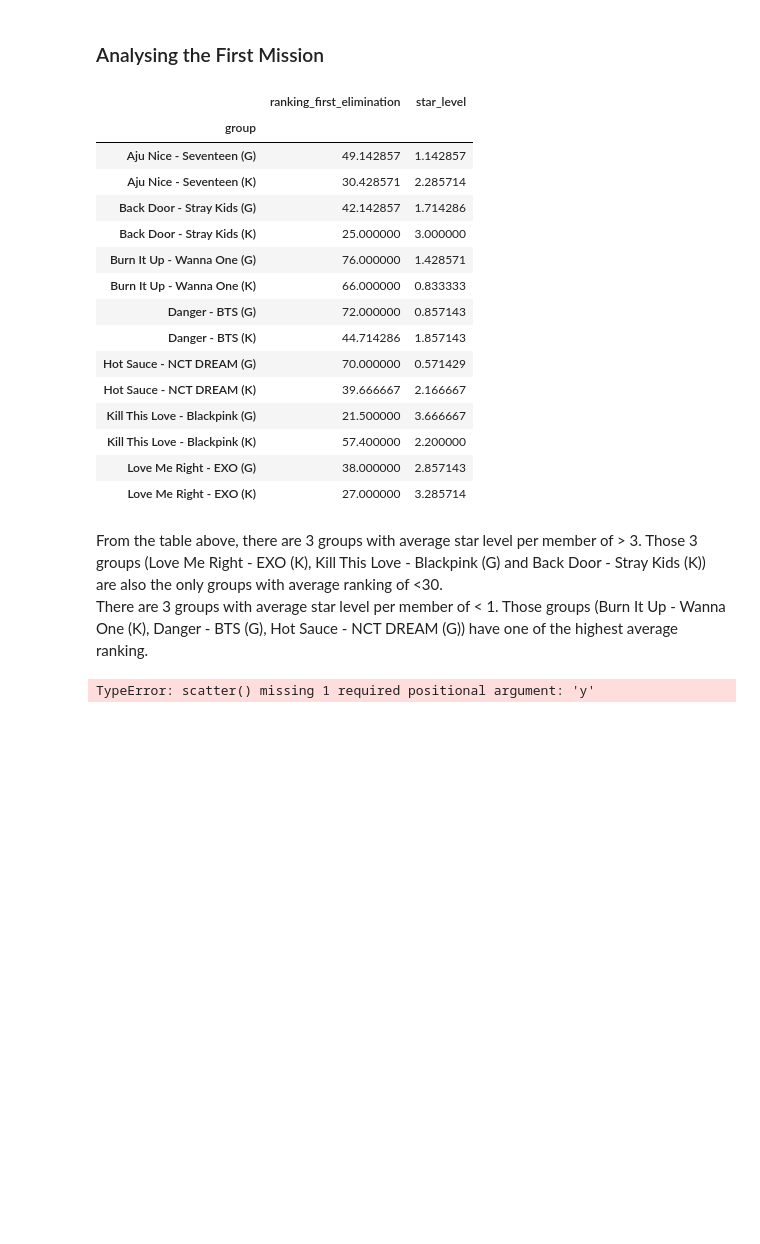
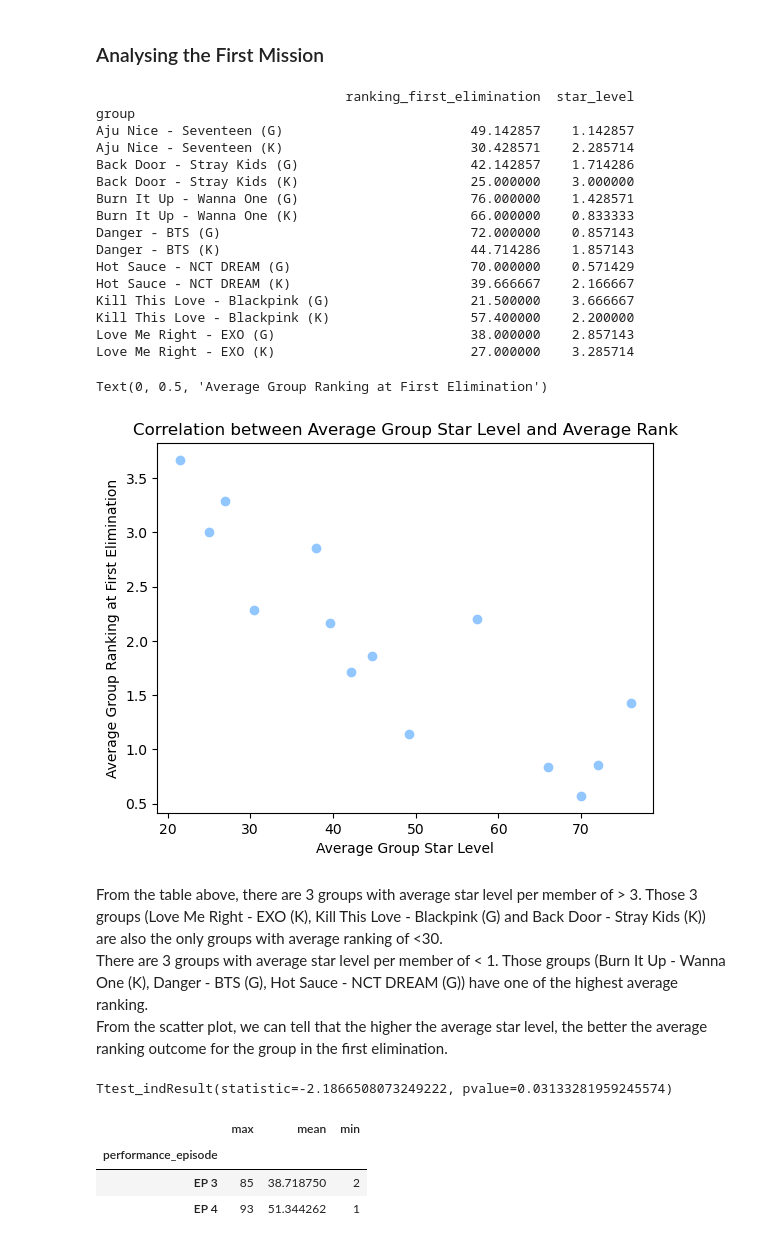
Before and after one commit to altheaxcvii/Boys-Planet, a Jupyter notebook: boys_planet_cleaning.ipynb, the cells around one changed output. Cells and saved outputs as stored; diff of their text form; code cells hidden in the pictures; blank space fills up the shorter version.

```diff
--- a/boys_planet_cleaning.ipynb
+++ b/boys_planet_cleaning.ipynb
@@ -432,27 +410,33 @@ firstmission['ep4_performance'] = bp['performance_in_ep_4']
 # %%
 #First let's take a look at the groups
-firstmission.pivot_table(index=('group'), values=('star_level','ranking_first_elimination'))
+first = firstmission.pivot_table(index=('group'), values=('star_level','ranking_first_elimination'))
+print(first)
 # %% [output]
-|  | ranking_first_elimination | star_level |
-| group |  |  |
-| Aju Nice - Seventeen (G) | 49.142857 | 1.142857 |
-| Aju Nice - Seventeen (K) | 30.428571 | 2.285714 |
-| Back Door - Stray Kids (G) | 42.142857 | 1.714286 |
-| Back Door - Stray Kids (K) | 25.000000 | 3.000000 |
-| Burn It Up - Wanna One (G) | 76.000000 | 1.428571 |
-| Burn It Up - Wanna One (K) | 66.000000 | 0.833333 |
-| Danger - BTS (G) | 72.000000 | 0.857143 |
-| Danger - BTS (K) | 44.714286 | 1.857143 |
-| Hot Sauce - NCT DREAM (G) | 70.000000 | 0.571429 |
-| Hot Sauce - NCT DREAM (K) | 39.666667 | 2.166667 |
-| Kill This Love - Blackpink (G) | 21.500000 | 3.666667 |
-| Kill This Love - Blackpink (K) | 57.400000 | 2.200000 |
-| Love Me Right - EXO (G) | 38.000000 | 2.857143 |
-| Love Me Right - EXO (K) | 27.000000 | 3.285714 |
+                                ranking_first_elimination  star_level
+group
+Aju Nice - Seventeen (G)                        49.142857    1.142857
+Aju Nice - Seventeen (K)                        30.428571    2.285714
+Back Door - Stray Kids (G)                      42.142857    1.714286
+Back Door - Stray Kids (K)                      25.000000    3.000000
+Burn It Up - Wanna One (G)                      76.000000    1.428571
+Burn It Up - Wanna One (K)                      66.000000    0.833333
+Danger - BTS (G)                                72.000000    0.857143
+Danger - BTS (K)                                44.714286    1.857143
+Hot Sauce - NCT DREAM (G)                       70.000000    0.571429
+Hot Sauce - NCT DREAM (K)                       39.666667    2.166667
+Kill This Love - Blackpink (G)                  21.500000    3.666667
+Kill This Love - Blackpink (K)                  57.400000    2.200000
+Love Me Right - EXO (G)                         38.000000    2.857143
+Love Me Right - EXO (K)                         27.000000    3.285714
+# %%
+plt.scatter(first['ranking_first_elimination'], first['star_level'])
+plt.title('Correlation between Average Group Star Level and Average Rank')
+plt.xlabel('Average Group Star Level')
+plt.ylabel('Average Group Ranking at First Elimination')
+# %% [output]
+Text(0, 0.5, 'Average Group Ranking at First Elimination')
+[figure, added]
 # %% [markdown]
 From the table above, there are 3 groups with average star level per member of > 3. Those 3 groups (Love Me Right - EXO (K), Kill This Love - Blackpink (G) and Back Door - Stray Kids (K)) are also the only groups with average ranking of <30. <br>
-There are 3 groups with average star level per member of < 1. Those groups (Burn It Up - Wanna One (K), Danger - BTS (G), Hot Sauce - NCT DREAM (G)) have one of the highest average ranking.
+There are 3 groups with average star level per member of < 1. Those groups (Burn It Up - Wanna One (K), Danger - BTS (G), Hot Sauce - NCT DREAM (G)) have one of the highest average ranking.<br>
+From the scatter plot, we can tell that the higher the average star level, the better the average ranking outcome for the group in the first elimination.
-# %%
-plt.scatter(x['ranking_first_elimination'],x[''])
-# %% [output]
-TypeError: scatter() missing 1 required positional argument: 'y'
@@ -458,0 +448,11 @@ TypeError: scatter() missing 1 required positional argument: 'y'
+# %%
+stats.ttest_ind(ep3,ep4)
+# %% [output]
+Ttest_indResult(statistic=-2.1866508073249222, pvalue=0.03133281959245574)
+# %%
+firstmission.pivot_table(index='performance_episode', values='ranking_first_elimination', aggfunc=(max,min, np.mean))
+# %% [output]
+|  | max | mean | min |
+| performance_episode |  |  |  |
+| EP 3 | 85 | 38.718750 | 2 |
+| EP 4 | 93 | 51.344262 | 1 |
```
Also changed, not shown: parts of 15 cells of this notebook.
